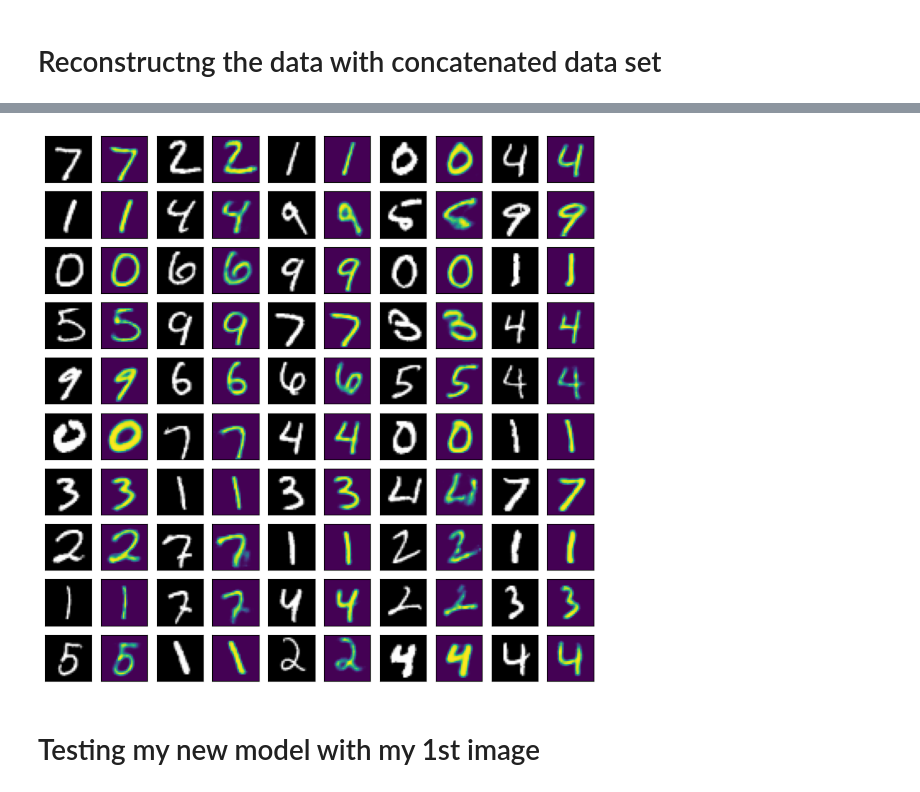
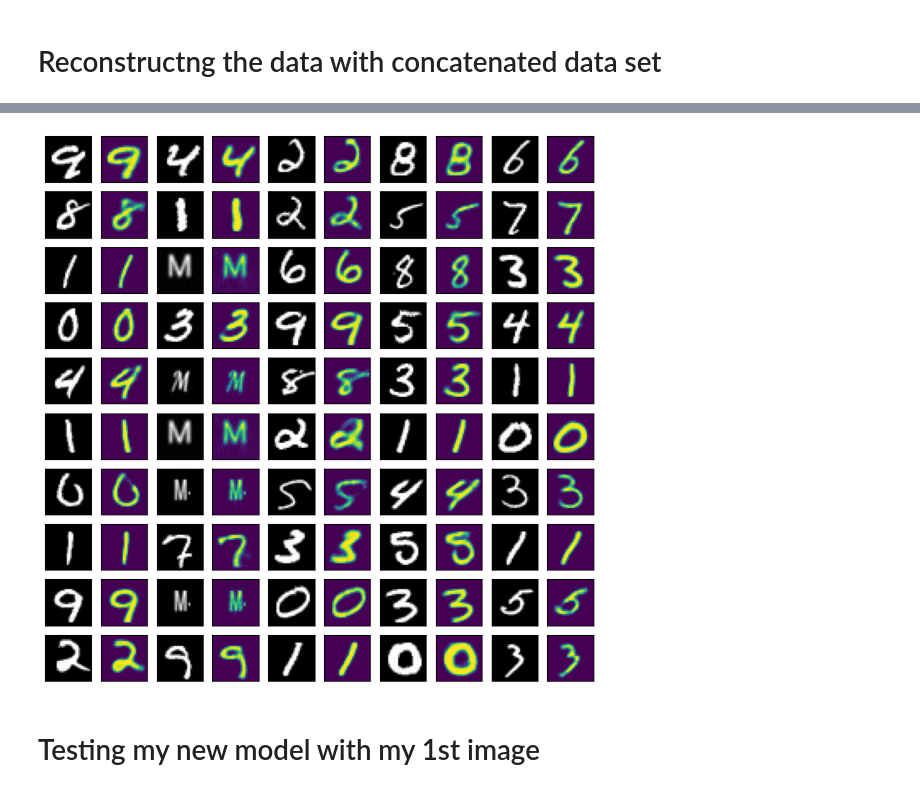
Before and after one commit to Anjali-16/Data-Science-programming-work, a Jupyter notebook: week 11 Auto encoders/New_week11_autoencoders.ipynb, the cells around one changed output, grey strips where cells are left out. Saved outputs shown, nothing was run; the diff lists cells and outputs as text; code cells hidden in the pictures.

```diff
--- a/week 11 Auto encoders/New_week11_autoencoders.ipynb
+++ b/week 11 Auto encoders/New_week11_autoencoders.ipynb
@@ -309,0 +297,12 @@ new_images_test.shape
+# %%
+# Get random indices for shuffling
+random_indices = np.random.permutation(len(train_images))
+
+# Shuffle training and test data
+train_images = train_images[random_indices]
+# %%
+# Get random indices for shuffling
+random_indices = np.random.permutation(len(test_images))
+
+# Shuffle training and test data
+test_images = test_images[random_indices]
@@ -347,0 +323,13 @@ print(all_images_test.shape)
+# %%
+import matplotlib.pyplot as plt
+
+# Reshape the images to 28x28 pixels
+test_images= test_images.reshape(-1, 28, 28)
+
+# Plot the first 25 images in x_test
+fig, axs = plt.subplots(5, 5, figsize=(8, 8))
+for i in range(5):
+    for j in range(5):
+        axs[i, j].imshow(test_images[i*5+j], cmap='gray')
+        axs[i, j].axis('off')
+plt.show()
@@ -356,12 +346,12 @@ from tensorflow.keras.callbacks import EarlyStopping # EarlyStopping during mode
 # Train the autoencoder with MNIST data
 early_stop = EarlyStopping(monitor='loss', patience=3, verbose=1)
 history = updated_model.fit(
-    x=all_images_train, # For autoencoders, both the input and the target are the same
-    y=all_images_train,
+    x=train_images, # For autoencoders, both the input and the target are the same
+    y=train_images,
     epochs=15,
     batch_size=128,
     shuffle=True,
-    validation_data=(all_images_test, all_images_test),
+    validation_data=(test_images,test_images),
     callbacks=[early_stop]
 )
 # %% [output]
@@ -385,11 +375,11 @@ Epoch 15/15
 # %% [markdown]
 # Reconstructng the data with concatenated data set
 # %%
-reconstructed_images = updated_model.predict(all_images_test)
+reconstructed_images = updated_model.predict(test_images)
 
 images = []
-for i in range(100):
-    images.append(all_images_test[i].reshape(28,28))
+for i in range(1000):
+    images.append(test_images[i].reshape(28,28))
     images.append(reconstructed_images[i].reshape(28,28))
 rows = 10
 cols = 10
@@ -409,4 +399,4 @@ plt.show()
-[figure, old version]
+[figure, new version]
 # %% [markdown]
 # Testing my new model with my 1st image
 # %%
```
Also changed, not shown: parts of 44 cells of this notebook, 2 other files.
